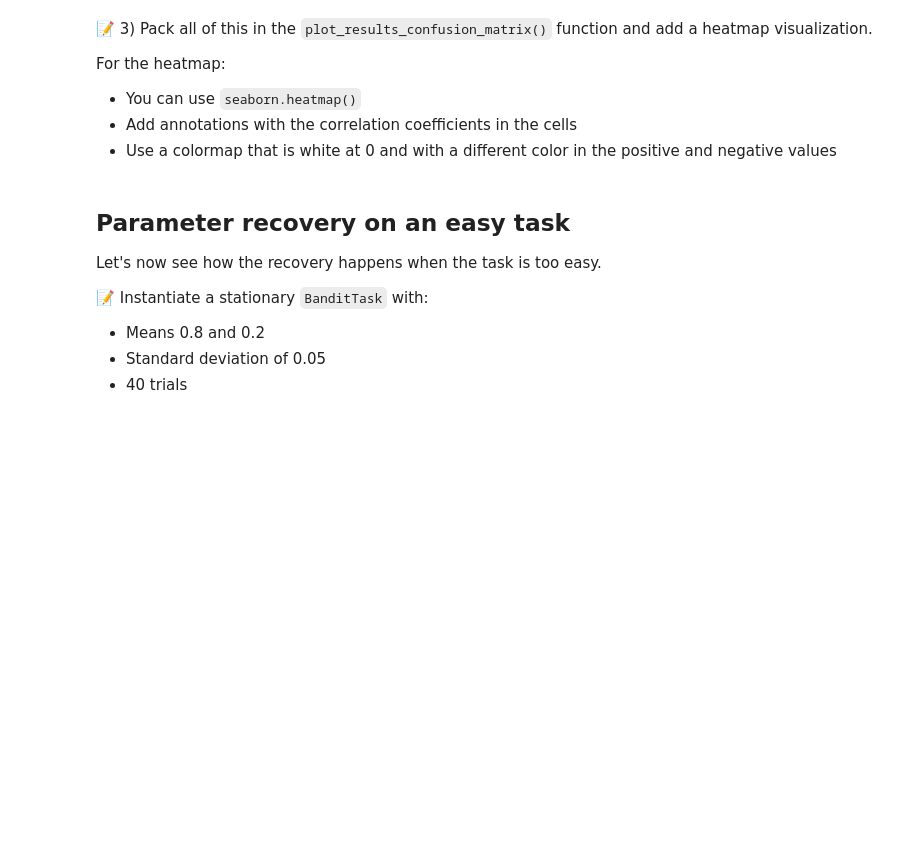
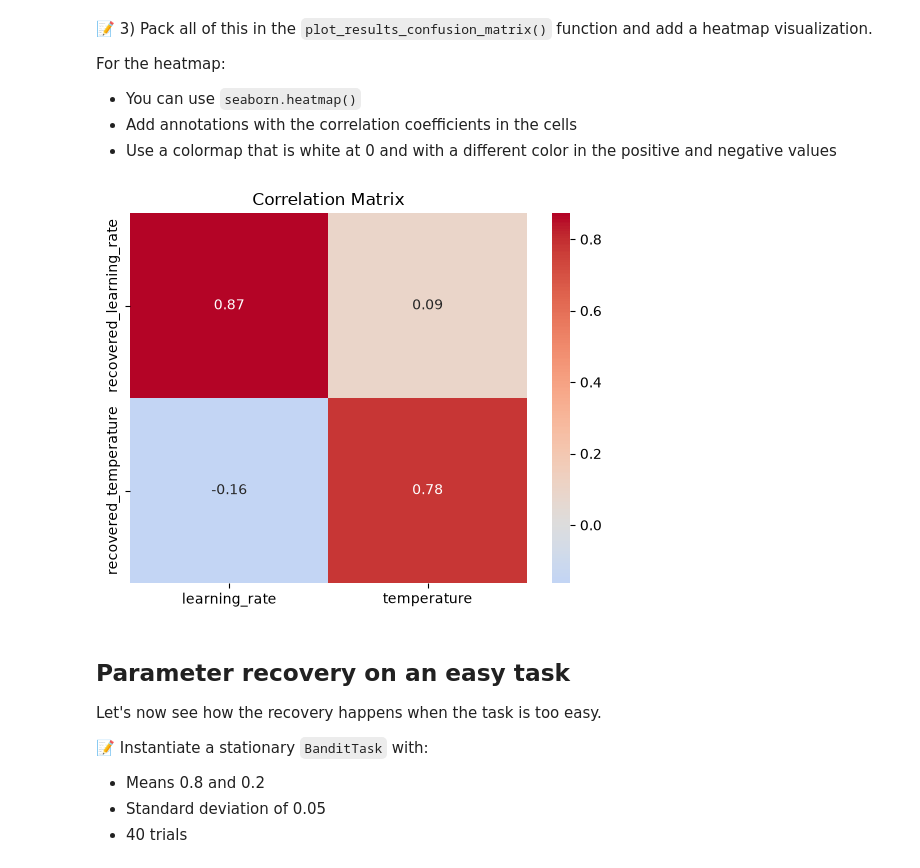
Before and after one commit to easiryne/cognitive-modeling-lab, a Jupyter notebook: TD_6/td6_notebook.ipynb, the cells around one changed output. Saved outputs shown, nothing was run; the diff lists cells and outputs as text; code cells hidden in the pictures; blank space fills up the shorter version.

```diff
--- a/TD_6/td6_notebook.ipynb
+++ b/TD_6/td6_notebook.ipynb
@@ -397,5 +468,5 @@ To make the confusion matrix, we have to proceed in steps:
 
 📝1) Compute the correlation between all columns of your `results` DataFrame. For this, Pandas DataFrames have a `.corr()` method.
 # %%
-all_correlations = ...
+all_correlations = results.corr()
 all_correlations
@@ -404,5 +481,7 @@ all_correlations
 
 This should give you the **parameter confusion matrix** (2x2)
 # %%
-confusion_matrix = ...
+select_row_names = ['recovered_learning_rate', 'recovered_temperature']
+select_column_names = ['learning_rate', 'temperature']
+confusion_matrix = all_correlations.loc[select_row_names, select_column_names]
 confusion_matrix
@@ -416,17 +499,21 @@ For the heatmap:
 # %%
 def plot_results_confusion_matrix(result_df: pd.DataFrame):
     # Compute all correlations
-    all_correlations = ...
+    all_correlations = result_df.corr()
 
     # Compute the confusion matrix
-    confusion_matrix = ...
+    select_row_names = ['recovered_learning_rate', 'recovered_temperature']
+    select_column_names = ['learning_rate', 'temperature']
+    confusion_matrix = all_correlations.loc[select_row_names, select_column_names]
 
     # Produce a heatmap
-    ...
-
+    sns.heatmap(confusion_matrix, annot=True, cmap='coolwarm', center=0, fmt='.2f')
+    plt.title('Correlation Matrix')
     plt.show()
 
 plot_results_confusion_matrix(results)
+# %% [output]
+[figure, added]
 # %% [markdown]
 ## Parameter recovery on an easy task
 Let's now see how the recovery happens when the task is too easy.
```
Also changed, not shown: parts of 21 cells of this notebook.
